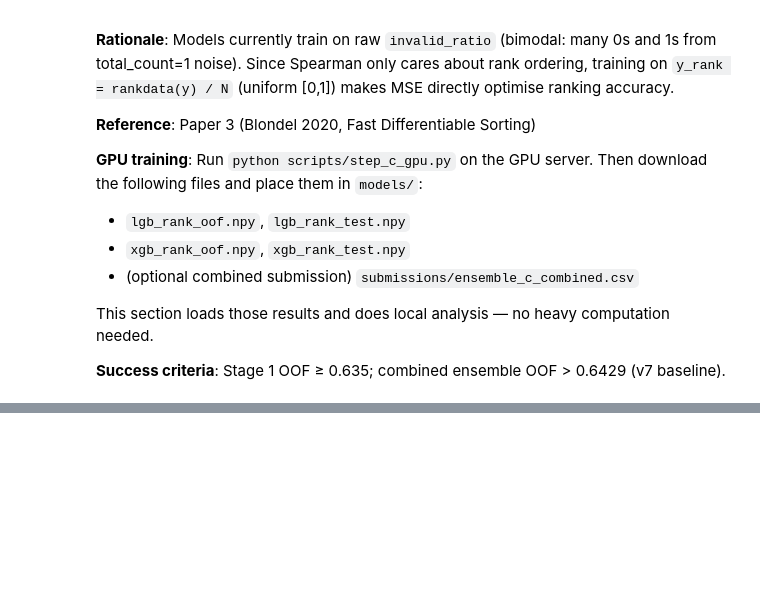
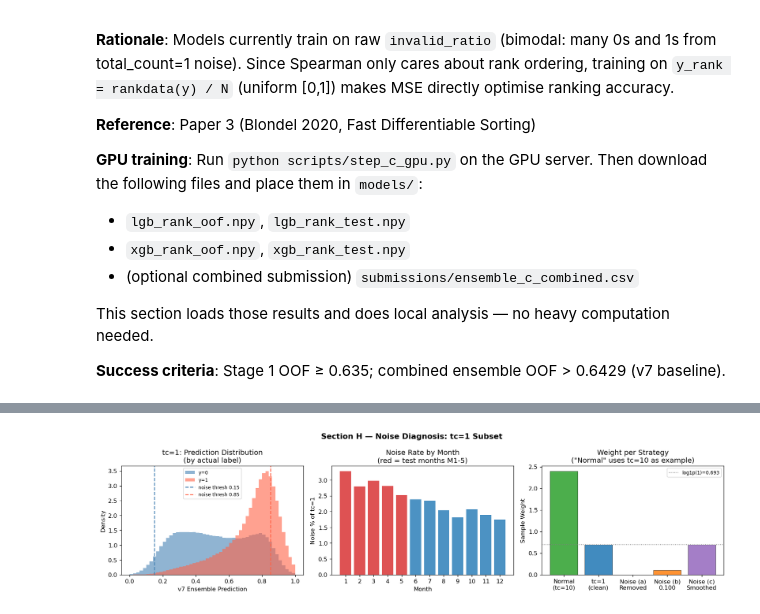
Before and after one commit to CUBWB7/CS5483-Predict-parking-violations, a Jupyter notebook: notebooks/06_sprint.ipynb, the cells around one changed output, grey strips where cells are left out. Cells and saved outputs as stored; diff of their text form; code cells hidden in the pictures; blank space fills up the shorter version.

```diff
--- a/notebooks/06_sprint.ipynb
+++ b/notebooks/06_sprint.ipynb
@@ -1088,0 +1167,92 @@ print('=' * 70)
+# %%
+# ── Section H: Noise Diagnosis ───────────────────────────────────────────────
+# Identify noise candidates using v7 OOF predictions on the tc=1 subset.
+
+NOISE_LOW  = 0.15   # pred < threshold but y=1  → noisy (predicted low, label high)
+NOISE_HIGH = 0.85   # pred > threshold but y=0  → noisy (predicted high, label low)
+
+tc1_h   = (tc_h == 1)
+nlo_h   = tc1_h & (ens_oof_v7_h < NOISE_LOW)  & (y_h == 1)   # low-pred noise
+nhi_h   = tc1_h & (ens_oof_v7_h > NOISE_HIGH) & (y_h == 0)   # high-pred noise
+noise_h = nlo_h | nhi_h
+
+print('=== tc=1 Subset Analysis ===\n')
+print(f'  Total training samples:          {len(y_h):>10,}')
+print(f'  total_count=1 samples:           {tc1_h.sum():>10,}  ({tc1_h.mean()*100:.1f}%)')
+print(f'  tc=1 with y=0:                   '
+      f'{(tc1_h & (y_h==0)).sum():>10,}  ({(tc1_h & (y_h==0)).mean()*100:.1f}%)')
+print(f'  tc=1 with y=1:                   '
+      f'{(tc1_h & (y_h==1)).sum():>10,}  ({(tc1_h & (y_h==1)).mean()*100:.1f}%)')
+print()
+print(f'  Noise: pred<{NOISE_LOW} & y=1 (tc=1):  {nlo_h.sum():>10,}  '
+      f'({nlo_h.mean()*100:.2f}% of train)')
+print(f'  Noise: pred>{NOISE_HIGH} & y=0 (tc=1):  {nhi_h.sum():>10,}  '
+      f'({nhi_h.mean()*100:.2f}% of train)')
+print(f'  Total noise candidates:          {noise_h.sum():>10,}  '
+      f'({noise_h.mean()*100:.2f}% of train)')
+print()
+
+# Spearman on subgroups
+clean_tc1 = tc1_h & ~noise_h
+print(f'  Spearman  all tc=1:              '
+      f'{spearmanr(y_h[tc1_h], ens_oof_v7_h[tc1_h])[0]:.4f}')
+print(f'  Spearman  clean tc=1 (non-noise):'
+      f' {spearmanr(y_h[clean_tc1], ens_oof_v7_h[clean_tc1])[0]:.4f}')
+print(f'  Spearman  tc>=2:                 '
+      f'{spearmanr(y_h[tc_h>=2], ens_oof_v7_h[tc_h>=2])[0]:.4f}')
+
+# ── Visualisation ─────────────────────────────────────────────────────────────
+fig, axes = plt.subplots(1, 3, figsize=(15, 4))
+fig.suptitle('Section H — Noise Diagnosis: tc=1 Subset', fontsize=13, fontweight='bold')
+
+# Panel 1: prediction distribution for tc=1 by label
+ax = axes[0]
+bins = np.linspace(0, 1, 51)
+ax.hist(ens_oof_v7_h[tc1_h & (y_h == 0)], bins=bins, alpha=0.6,
+        color='steelblue', label='y=0', density=True)
+ax.hist(ens_oof_v7_h[tc1_h & (y_h == 1)], bins=bins, alpha=0.6,
+        color='tomato', label='y=1', density=True)
+ax.axvline(NOISE_LOW,  color='steelblue', ls='--', lw=1.5,
+           label=f'noise thresh {NOISE_LOW}')
+ax.axvline(NOISE_HIGH, color='tomato', ls='--', lw=1.5,
+           label=f'noise thresh {NOISE_HIGH}')
+ax.set_xlabel('v7 Ensemble Prediction')
+ax.set_ylabel('Density')
+ax.set_title('tc=1: Prediction Distribution\n(by actual label)')
+ax.legend(fontsize=8)
+
+# Panel 2: noise candidates by month
+ax = axes[1]
+months = np.arange(1, 13)
+mon_col = train_df['month_of_year'].values
+noise_pct = [
+    100 * (noise_h & (mon_col == m)).sum() / max((tc1_h & (mon_col == m)).sum(), 1)
+    for m in months
+]
+colors_m = ['#d62728' if m <= 5 else '#1f77b4' for m in months]
+ax.bar(months, noise_pct, color=colors_m, alpha=0.8)
+ax.set_xlabel('Month')
+ax.set_ylabel('Noise % of tc=1')
+ax.set_title('Noise Rate by Month\n(red = test months M1-5)')
+ax.set_xticks(months)
+
+# Panel 3: sample weights under each strategy
+ax = axes[2]
+labels_bar = ['Normal\n(tc=10)', 'tc=1\n(clean)', 'Noise (a)\nRemoved',
+               'Noise (b)\n0.100', 'Noise (c)\nSmoothed']
+weights_bar = [np.log1p(10), np.log1p(1), 0, 0.1, np.log1p(1)]
+bar_colors  = ['#2ca02c', '#1f77b4', '#d62728', '#ff7f0e', '#9467bd']
+ax.bar(labels_bar, weights_bar, color=bar_colors, alpha=0.85,
+       edgecolor='k', linewidth=0.5)
+ax.axhline(np.log1p(1), color='gray', ls=':', lw=1.2,
+           label=f'log1p(1)={np.log1p(1):.3f}')
+ax.set_ylabel('Sample Weight')
+ax.set_title('Weight per Strategy\n("Normal" uses tc=10 as example)')
+ax.legend(fontsize=8)
+
+plt.tight_layout()
+os.makedirs('../docs/figures', exist_ok=True)
+plt.savefig('../docs/figures/fig_h_noise_diagnosis.png', dpi=120, bbox_inches='tight')
+plt.show()
+print('Figure saved to docs/figures/fig_h_noise_diagnosis.png')
+# %% [output]
@@ -1088,0 +1275 @@ print('=' * 70)
+[figure, added]
```
Also changed, not shown: parts of 8 cells of this notebook, 2 other files.
